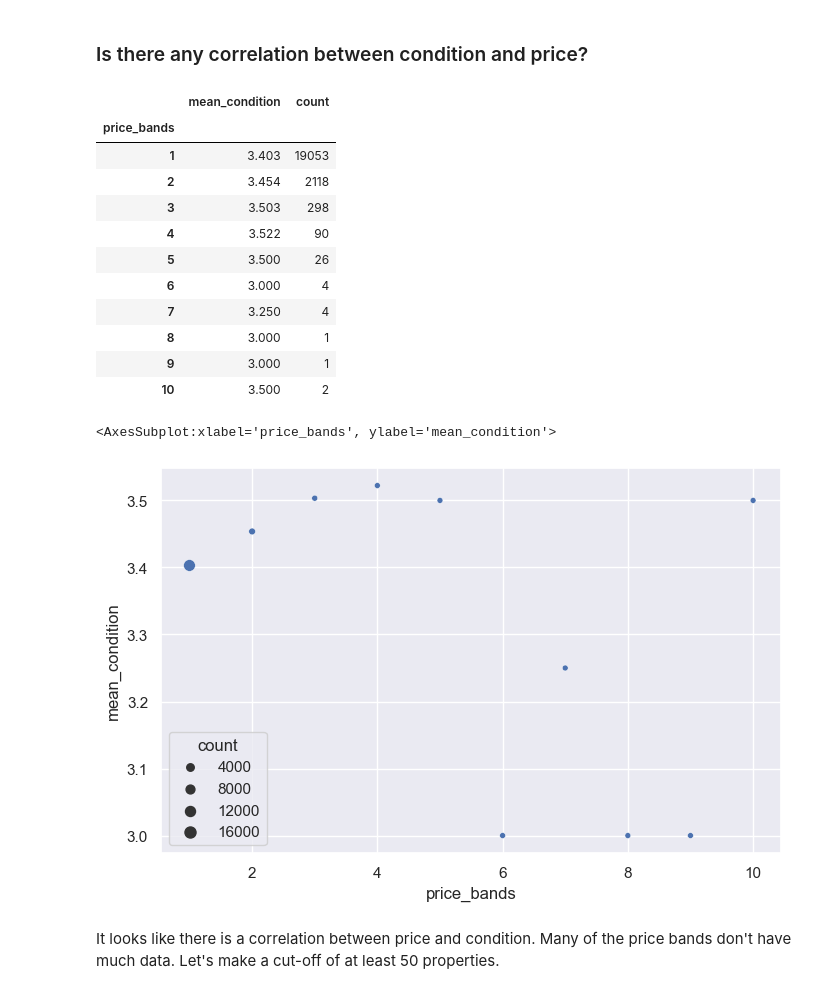
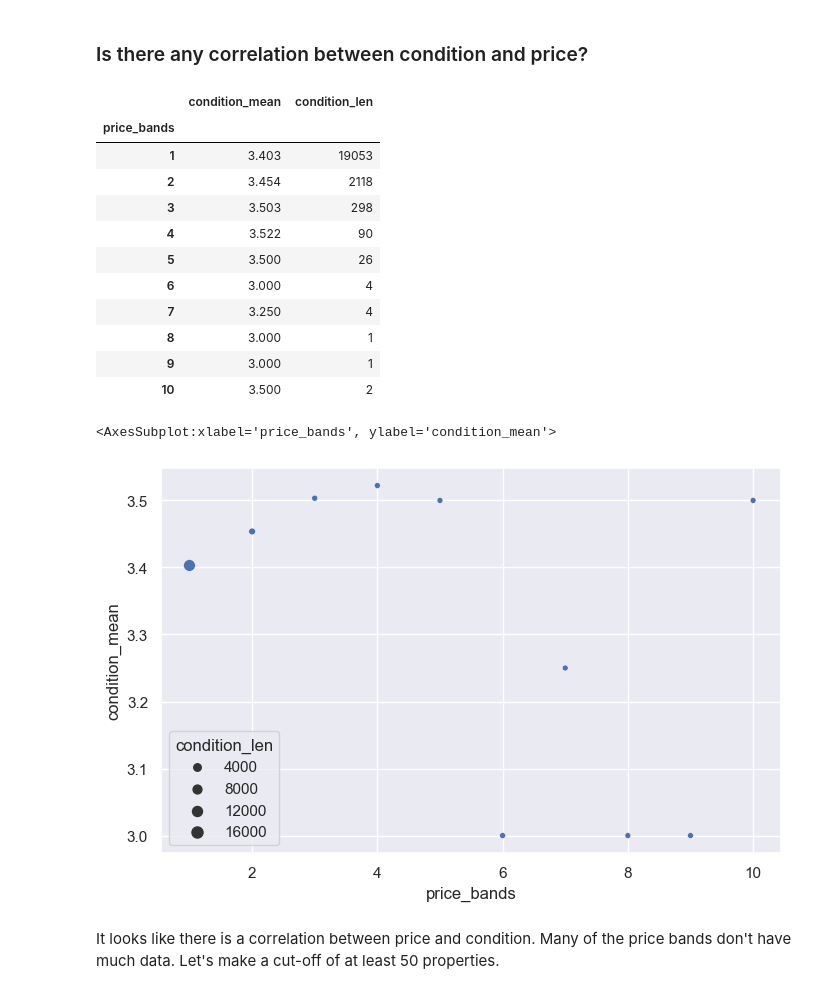
Before and after one commit to johnheaven/ds-eda-project, a Jupyter notebook: EDA.ipynb, the cells around one changed output. Cells and saved outputs as stored; diff of their text form; code cells hidden in the pictures.

```diff
--- a/EDA.ipynb
+++ b/EDA.ipynb
@@ -498,7 +498,7 @@ All the scattergraphs seem to show that the year or renovation/build is actually
 ### Is there any correlation between condition and price?
 # %%
 # Separate into price bands, group by average condition, and plot a scatter graph
-def mean_condition_x_price_band(df, bins=10, return_pb=False):
+def average_condition_x_price_band(df, bins=10, return_pb=False):
     df = df[["price", "condition"]].copy()
     df["price_bands"] = pd.cut(df["price"], bins=bins, labels=range(1, bins+1))
     df_pb_x_c = groupby_avg_and_len(df, use_cols=["price_bands", "condition"], groupby_col="price_bands")
@@ -507,10 +507,10 @@ def mean_condition_x_price_band(df, bins=10, return_pb=False):
         return (df_pb_x_c, price_bands)
     else:
         return df
-condition_x_priceband, price_bands = mean_condition_x_price_band(df, return_pb=True)
+condition_x_priceband, price_bands = average_condition_x_price_band(df, return_pb=True)
 condition_x_priceband
 # %% [output]
-|  | mean_condition | count |
+|  | condition_mean | condition_len |
 | price_bands |  |  |
 | 1 | 3.403 | 19053 |
 | 2 | 3.454 | 2118 |
@@ -523,10 +523,10 @@ condition_x_priceband
 | 9 | 3.000 | 1 |
 | 10 | 3.500 | 2 |
 # %%
-sns.scatterplot(data=condition_x_priceband, x=condition_x_priceband.index, y="mean_condition", size="count")
+sns.scatterplot(data=condition_x_priceband, x=condition_x_priceband.index, y="condition_mean", size="condition_len")
 # %% [output]
-<AxesSubplot:xlabel='price_bands', ylabel='mean_condition'>
+<AxesSubplot:xlabel='price_bands', ylabel='condition_mean'>
-[figure, old version]
+[figure, new version]
 # %% [markdown]
 It looks like there is a correlation between price and condition. Many of the price bands don't have much data. Let's make a cut-off of at least 50 properties.
 # %%
```
Also changed, not shown: parts of 14 cells of this notebook, 3 other files.
